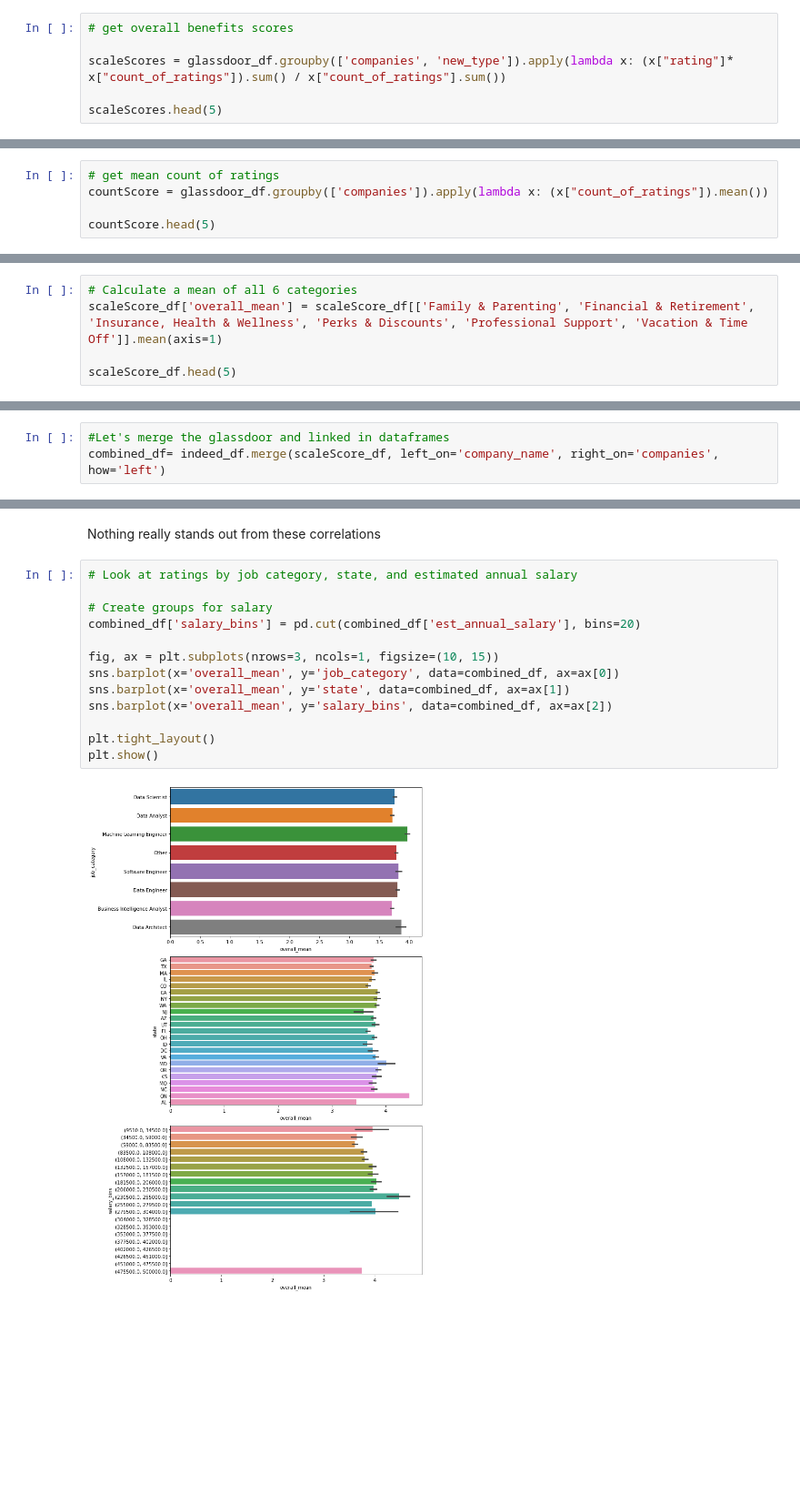
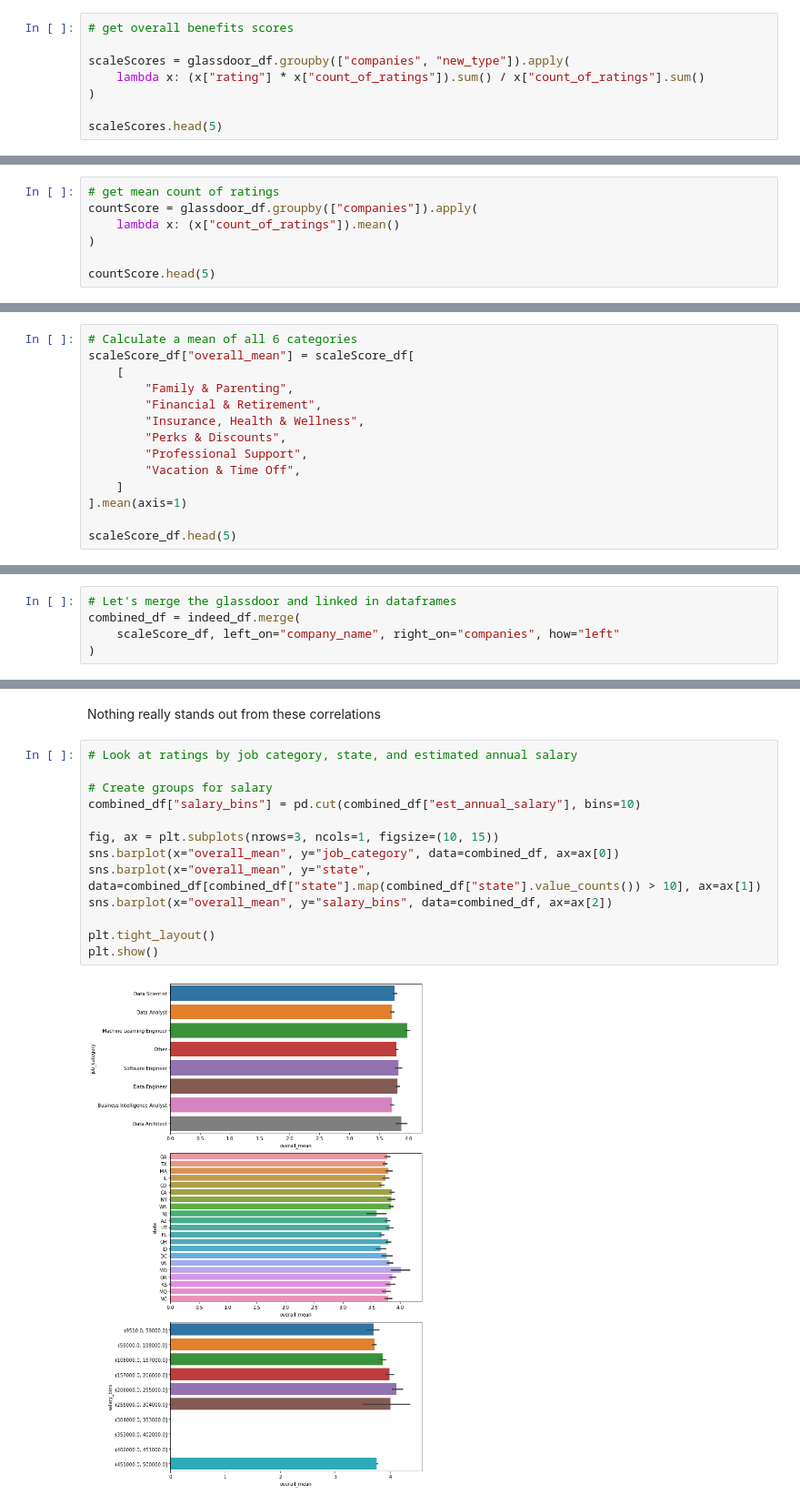
Before and after one commit to molieriAC/DSTools1_FinalProject, a Jupyter notebook: IndeedGlassdoorData.ipynb, the cells around one changed output, grey strips where cells are left out. Shown at 91% size. Cells and saved outputs as stored; diff of their text form; blank space fills up the shorter version.

```diff
--- a/IndeedGlassdoorData.ipynb
+++ b/IndeedGlassdoorData.ipynb
@@ -201,7 +215,9 @@ glassdoor_df['count_of_ratings'] = glassdoor_df['count_of_ratings'].astype(int)
 # %%
 # get overall benefits scores
 
-scaleScores = glassdoor_df.groupby(['companies', 'new_type']).apply(lambda x: (x["rating"]* x["count_of_ratings"]).sum() / x["count_of_ratings"].sum())
+scaleScores = glassdoor_df.groupby(["companies", "new_type"]).apply(
+    lambda x: (x["rating"] * x["count_of_ratings"]).sum() / x["count_of_ratings"].sum()
+)
 
 scaleScores.head(5)
 # %% [output]
@@ -214,7 +230,9 @@ companies        new_type
 dtype: float64
 # %%
 # get mean count of ratings
-countScore = glassdoor_df.groupby(['companies']).apply(lambda x: (x["count_of_ratings"]).mean())
+countScore = glassdoor_df.groupby(["companies"]).apply(
+    lambda x: (x["count_of_ratings"]).mean()
+)
 
 countScore.head(5)
 # %% [output]
@@ -259,7 +288,16 @@ scaleScore_df
 2348 rows × 8 columns
 # %%
 # Calculate a mean of all 6 categories
-scaleScore_df['overall_mean'] = scaleScore_df[['Family & Parenting', 'Financial & Retirement', 'Insurance, Health & Wellness', 'Perks & Discounts', 'Professional Support', 'Vacation & Time Off']].mean(axis=1)
+scaleScore_df["overall_mean"] = scaleScore_df[
+    [
+        "Family & Parenting",
+        "Financial & Retirement",
+        "Insurance, Health & Wellness",
+        "Perks & Discounts",
+        "Professional Support",
+        "Vacation & Time Off",
+    ]
+].mean(axis=1)
 
 scaleScore_df.head(5)
 # %% [output]
@@ -416,6 +502,8 @@ scaleScore_df.sample(4)
 # %%
-#Let's merge the glassdoor and linked in dataframes
-combined_df= indeed_df.merge(scaleScore_df, left_on='company_name', right_on='companies', how='left')
+# Let's merge the glassdoor and linked in dataframes
+combined_df = indeed_df.merge(
+    scaleScore_df, left_on="company_name", right_on="companies", how="left"
+)
 # %%
 # check correlations with the combined datasets
 
@@ -428,15 +516,15 @@ Nothing really stands out from these correlations
 # %%
 # Look at ratings by job category, state, and estimated annual salary
 
 # Create groups for salary
-combined_df['salary_bins'] = pd.cut(combined_df['est_annual_salary'], bins=20)
+combined_df["salary_bins"] = pd.cut(combined_df["est_annual_salary"], bins=10)
 
 fig, ax = plt.subplots(nrows=3, ncols=1, figsize=(10, 15))
-sns.barplot(x='overall_mean', y='job_category', data=combined_df, ax=ax[0])
-sns.barplot(x='overall_mean', y='state', data=combined_df, ax=ax[1])
-sns.barplot(x='overall_mean', y='salary_bins', data=combined_df, ax=ax[2])
+sns.barplot(x="overall_mean", y="job_category", data=combined_df, ax=ax[0])
+sns.barplot(x="overall_mean", y="state", data=combined_df[combined_df["state"].map(combined_df["state"].value_counts()) > 10], ax=ax[1])
+sns.barplot(x="overall_mean", y="salary_bins", data=combined_df, ax=ax[2])
 
 plt.tight_layout()
 plt.show()
 # %% [output]
-[figure, old version]
+[figure, new version]
```
Also changed, not shown: parts of 29 cells of this notebook.
